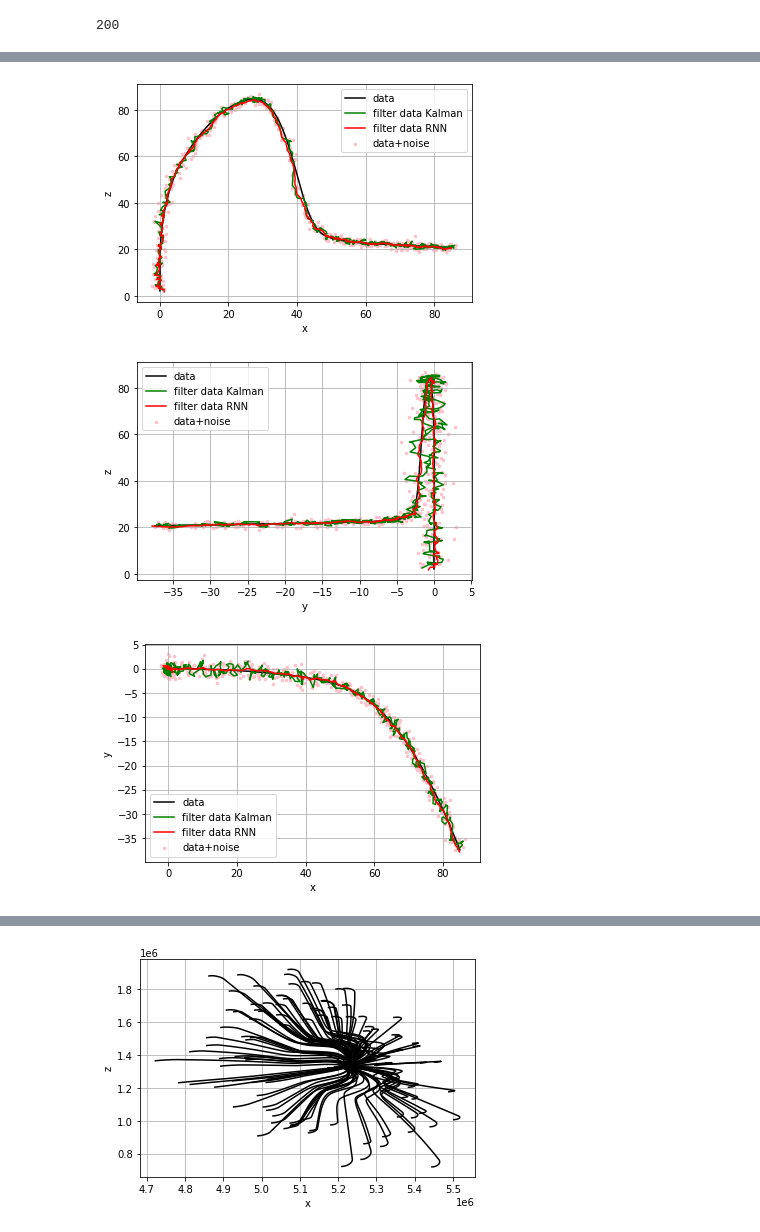
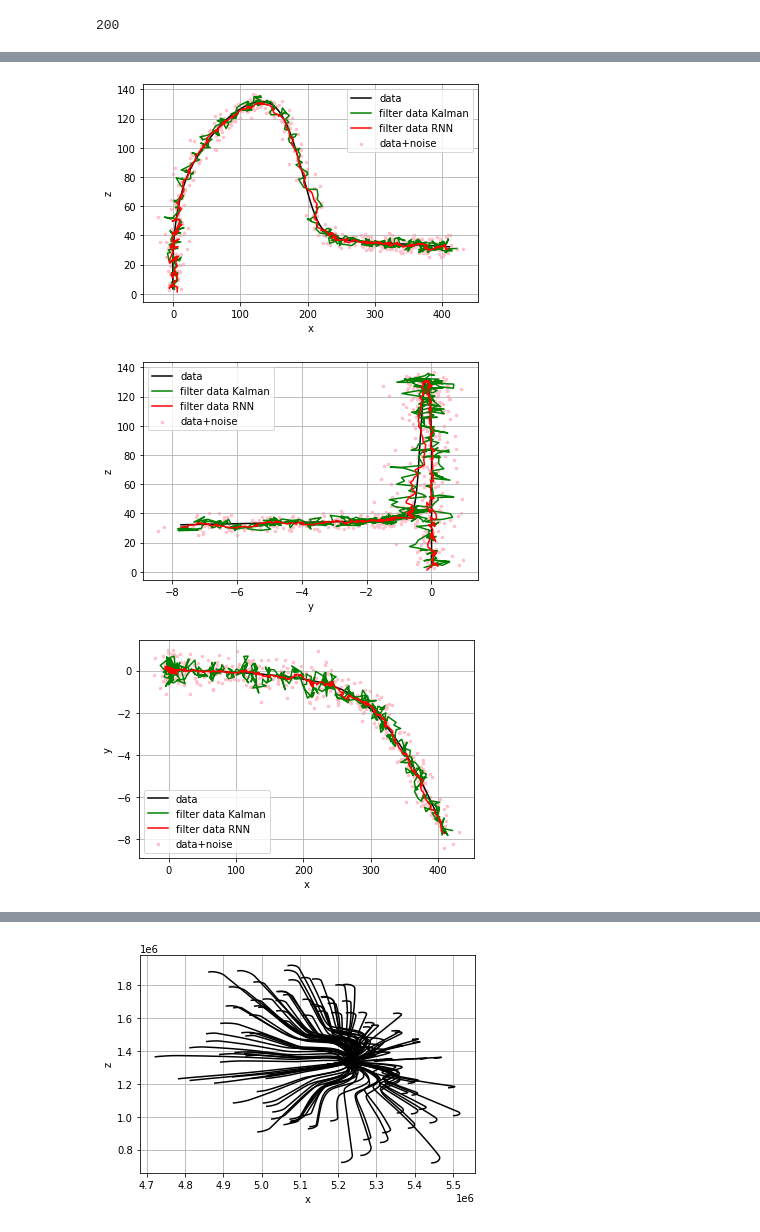
Before and after one commit to dart9905/-oursework, a Jupyter notebook: KalmanNN/KalmanNN.ipynb, the cells around one changed output, grey strips where cells are left out. Cells and saved outputs as stored; diff of their text form; code cells hidden in the pictures.

```diff
--- a/KalmanNN/KalmanNN.ipynb
+++ b/KalmanNN/KalmanNN.ipynb
@@ -1173,4 +1173,8 @@ Discrepancy = 0.05
 pack_predictions, test_loss, test_accuracy = testing_fun(trajectories_rnn, criterion, test_dl, test_loss, test_accuracy, Discrepancy, device, draw=True)
 print('mean test loss:', np.mean(test_loss))
 print('mean test accuracy:', np.mean(test_accuracy)*1000//1/10,'%')
+
+data_norm_factor = test_data.stats['data_norm_factor'][:]
+for k in range(len(test_data.data['data'])):
+    pack_predictions[k//BATCH_SIZE_TEST][k-k//BATCH_SIZE_TEST*BATCH_SIZE_TEST].numpy()[:,:]*= data_norm_factor
 # %% [output]
@@ -1276,7 +1280,7 @@ for id_b, batch_total in enumerate(test_dl):
     batch_trajectories_filter = []
     batch_data_trajectories_filter_P = []
     for id_t, trajectories in enumerate(batch_total['data_noise'].numpy()):
-        traj, traj_P = FilterKalman(trajectories, size_coordinates, time_step, Q_spector_noise, coordinates_noise)
+        traj, traj_P = FilterKalman(trajectories * data_norm_factor, size_coordinates, time_step, Q_spector_noise, coordinates_noise)
         batch_trajectories_filter.append(traj)
         batch_data_trajectories_filter_P.append(traj_P)
     data_trajectories_filter.append(batch_trajectories_filter)
@@ -1429,40 +1433,40 @@ a0 = start
 a1 = 0
 a2 = 2
 plt.ylabel('z')
 plt.xlabel('x')
-plt.scatter(test_data.data['data_noise'][k][a0:,a1], test_data.data['data_noise'][k][a0:,a2], label='data+noise', c='pink', s=6)
-plt.plot(test_data.data['data'][k][a0:,a1], test_data.data['data'][k][a0:,a2], label='data', color='black')
+plt.scatter(test_data.data['data_noise'][k][a0:,a1] * data_norm_factor[a1], test_data.data['data_noise'][k][a0:,a2] * data_norm_factor[a2], label='data+noise', c='pink', s=6)
+plt.plot(test_data.data['data'][k][a0:,a1] * data_norm_factor[a1], test_data.data['data'][k][a0:,a2] * data_norm_factor[a2], label='data', color='black')
 plt.plot(np.array(data_trajectories_filter[k//BATCH_SIZE_TEST][k-k//BATCH_SIZE_TEST*BATCH_SIZE_TEST])[a0:,a1],np.array(data_trajectories_filter[k//BATCH_SIZE_TEST][k-k//BATCH_SIZE_TEST*BATCH_SIZE_TEST])[a0:,a2], label='filter data Kalman', color='green')
 plt.plot(pack_predictions[k//BATCH_SIZE_TEST][k-k//BATCH_SIZE_TEST*BATCH_SIZE_TEST][a0:,a1], pack_predictions[k//BATCH_SIZE_TEST][k-k//BATCH_SIZE_TEST*BATCH_SIZE_TEST][a0:,a2], label='filter data RNN', color='r')
 plt.legend()
 plt.grid(True)
 plt.show()
 
 a1 = 1
 a2 = 2
 plt.ylabel('z')
 plt.xlabel('y')
-plt.scatter(test_data.data['data_noise'][k][a0:,a1], test_data.data['data_noise'][k][a0:,a2], label='data+noise', c='pink', s=6)
-plt.plot(test_data.data['data'][k][a0:,a1], test_data.data['data'][k][a0:,a2], label='data', color='black')
+plt.scatter(test_data.data['data_noise'][k][a0:,a1] * data_norm_factor[a1], test_data.data['data_noise'][k][a0:,a2] * data_norm_factor[a2], label='data+noise', c='pink', s=6)
+plt.plot(test_data.data['data'][k][a0:,a1] * data_norm_factor[a1], test_data.data['data'][k][a0:,a2] * data_norm_factor[a2], label='data', color='black')
 plt.plot(np.array(data_trajectories_filter[k//BATCH_SIZE_TEST][k-k//BATCH_SIZE_TEST*BATCH_SIZE_TEST])[a0:,a1],np.array(data_trajectories_filter[k//BATCH_SIZE_TEST][k-k//BATCH_SIZE_TEST*BATCH_SIZE_TEST])[a0:,a2], label='filter data Kalman', color='green')
 plt.plot(pack_predictions[k//BATCH_SIZE_TEST][k-k//BATCH_SIZE_TEST*BATCH_SIZE_TEST][a0:,a1], pack_predictions[k//BATCH_SIZE_TEST][k-k//BATCH_SIZE_TEST*BATCH_SIZE_TEST][a0:,a2], label='filter data RNN', color='r')
 plt.legend()
 plt.grid(True)
 plt.show()
 
 a1 = 0
 a2 = 1
 plt.ylabel('y')
 plt.xlabel('x')
-plt.scatter(test_data.data['data_noise'][k][a0:,a1], test_data.data['data_noise'][k][a0:,a2], label='data+noise', c='pink', s=6)
-plt.plot(test_data.data['data'][k][a0:,a1], test_data.data['data'][k][a0:,a2], label='data', color='black')
+plt.scatter(test_data.data['data_noise'][k][a0:,a1] * data_norm_factor[a1], test_data.data['data_noise'][k][a0:,a2] * data_norm_factor[a2], label='data+noise', c='pink', s=6)
+plt.plot(test_data.data['data'][k][a0:,a1] * data_norm_factor[a1], test_data.data['data'][k][a0:,a2] * data_norm_factor[a2], label='data', color='black')
 plt.plot(np.array(data_trajectories_filter[k//BATCH_SIZE_TEST][k-k//BATCH_SIZE_TEST*BATCH_SIZE_TEST])[a0:,a1],np.array(data_trajectories_filter[k//BATCH_SIZE_TEST][k-k//BATCH_SIZE_TEST*BATCH_SIZE_TEST])[a0:,a2], label='filter data Kalman', color='green')
 plt.plot(pack_predictions[k//BATCH_SIZE_TEST][k-k//BATCH_SIZE_TEST*BATCH_SIZE_TEST][a0:,a1], pack_predictions[k//BATCH_SIZE_TEST][k-k//BATCH_SIZE_TEST*BATCH_SIZE_TEST][a0:,a2], label='filter data RNN', color='r')
 plt.legend()
 plt.grid(True)
 plt.show()
 # %% [output]
-[figure, old version]
+[figure, new version]
-[figure, old version]
+[figure, new version]
-[figure, old version]
+[figure, new version]
 # %%
```
Also changed, not shown: parts of 8 cells of this notebook, 11 other files.
